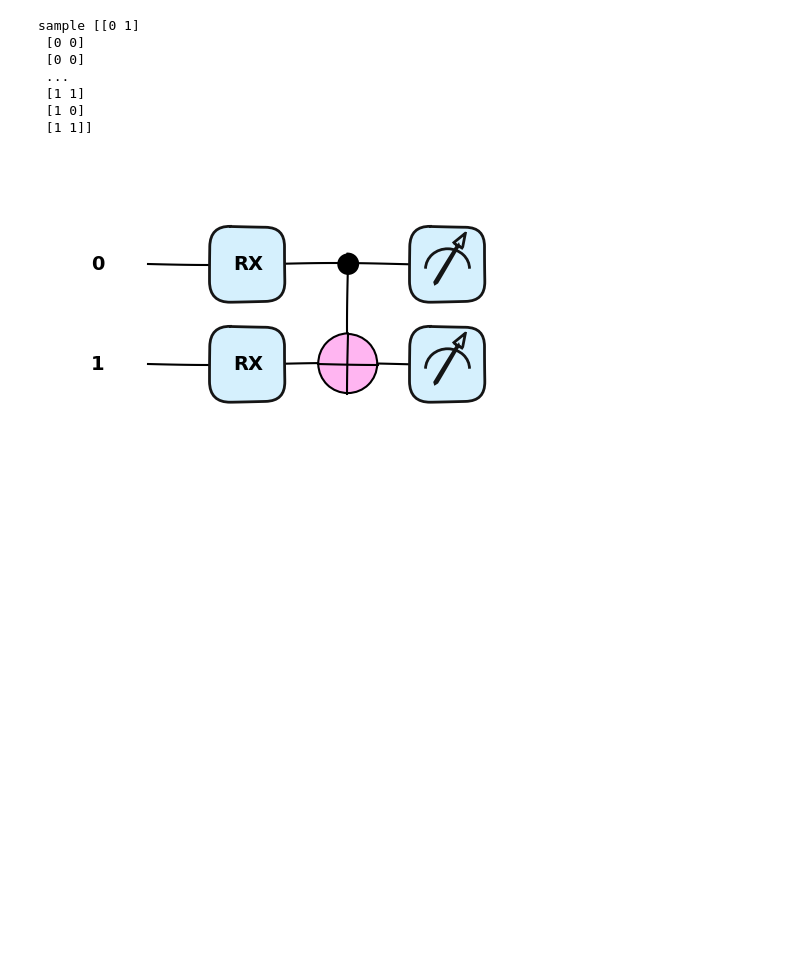
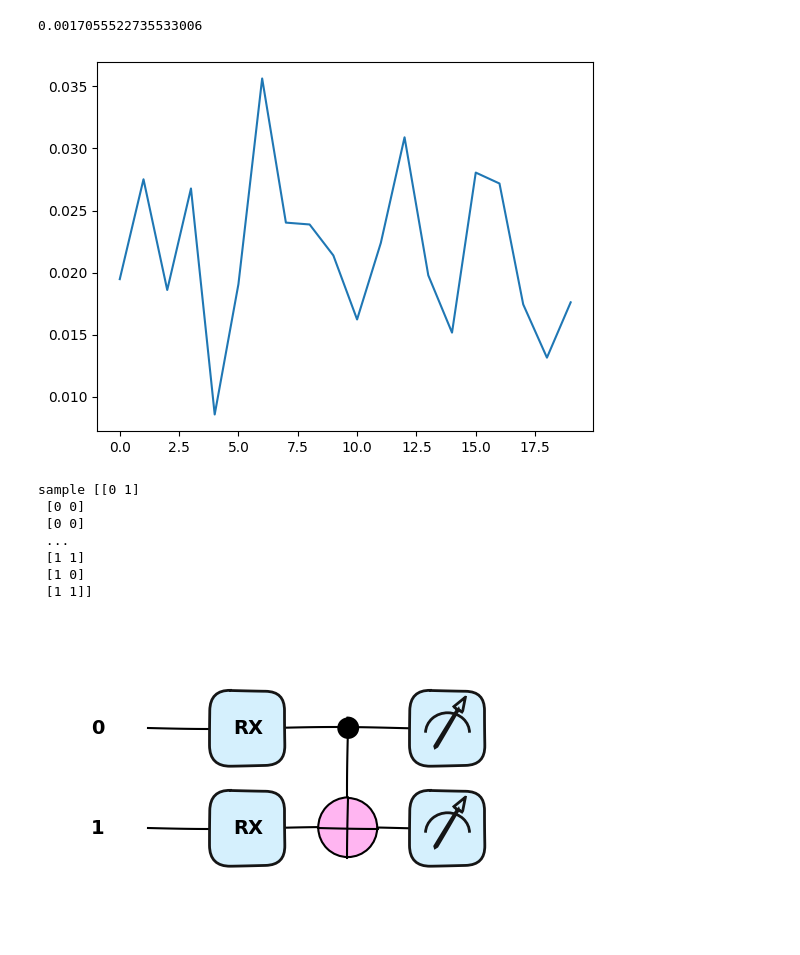
Before and after one commit to quantumethicsproject/Algorithm-Research, a Jupyter notebook: Student-Hub/Indy-Ng/Jeffrey_test.ipynb, the cells around one changed output. Drawn from its saved outputs; the diff is of its cells as text; code cells hidden in the pictures; blank space fills up the shorter version.

```diff
--- a/Student-Hub/Indy-Ng/Jeffrey_test.ipynb
+++ b/Student-Hub/Indy-Ng/Jeffrey_test.ipynb
@@ -14,6 +14,19 @@ from pennylane import numpy as np
 #     qiskit_ibm_provider.IBMProvider()
 # except:
 #     qiskit_ibm_provider.IBMProvider.save_account(token=IBM_token, overwrite=True)
+# %%
+arr = [0.019466712003046782, 0.02751842868380805, 0.018593599298792507, 0.026775438625708747, 0.008555715005087727, 0.01906222243811989, 0.035645359669159715, 0.02402423046572605, 0.02387470677644382, 0.021377683154572946, 0.016215876387670358, 0.022385726477138046, 0.03090332411723118, 0.019775650530536648, 0.015155925931429559, 0.028059251640292715, 0.027177337324130635, 0.0174309122705657, 0.013136832746213689, 0.017597735959724692]
+# %%
+abs(np.mean(arr[:10]) - np.mean(arr[10:]))
+# %% [output]
+0.0017055522735533006
+# %%
+import matplotlib.pyplot as plt
+
+plt.plot(range(20), arr)
+plt.show()
+# %% [output]
+[figure, added]
 # %%
 # Choose the device you want to use.
 # dev = qml.device("lightning.qubit", wires=2, shots=1000)
```
Also changed, not shown: 9 other files.
